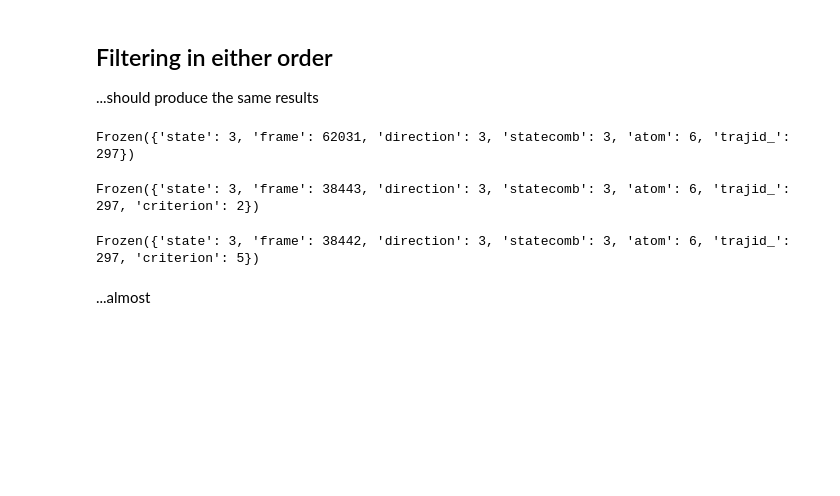
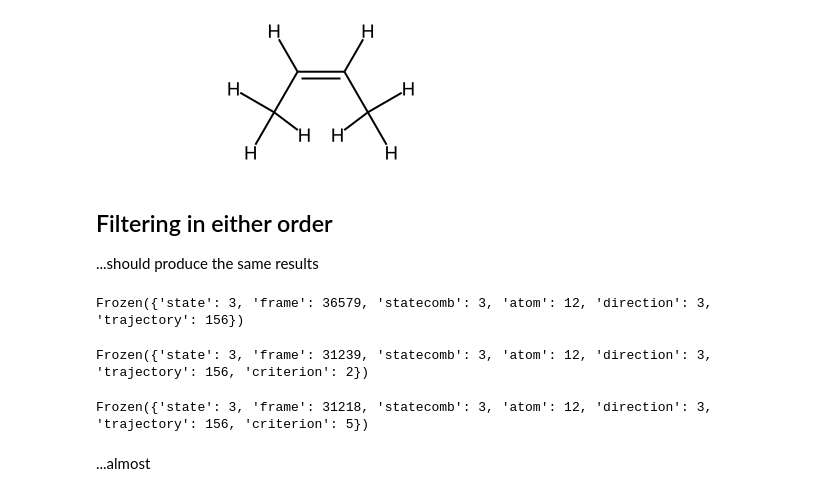
Before and after one commit to SHNITSEL/shnitsel-tools, a Jupyter notebook: tutorials/2_3_clean_and_plot.ipynb, the cells around one changed output. Saved outputs shown, nothing was run; the diff lists cells and outputs as text; code cells hidden in the pictures; blank space fills up the shorter version.

Commit message:
Start updating clean_and_plot tutorial

```diff
--- a/tutorials/2_3_clean_and_plot.ipynb
+++ b/tutorials/2_3_clean_and_plot.ipynb
@@ -64,0 +4,4 @@ new_frames.dataset.st.construct_default_mol()
+# %%
+frames = st.io.read('test_data/shnitsel/fixtures/butene_dynamic/data.nc', input_state_names=['S0', 'S1', 'S2'], parallel=False).set_charge(0)
+frames.positions.attrs.update({"units": "angstrom", "unitdim": "length"})
+frames
@@ -65,20 +26,24 @@ new_frames.dataset.st.construct_default_mol()
+# %%
+frames.st.default_mol()
+# %% [output]
+[figure, added]
 # %% [markdown]
 ## Filtering in either order
 ...should produce the same results
 # %%
 frames.sizes
 # %% [output]
-Frozen({'state': 3, 'frame': 62031, 'direction': 3, 'statecomb': 3, 'atom': 6, 'trajid_': 297})
+Frozen({'state': 3, 'frame': 36579, 'statecomb': 3, 'atom': 12, 'direction': 3, 'trajectory': 156})
 # %%
-filtered1 = frames.st.sanity_check().st.filter_by_length()
+filtered1 = frames.st.filter_by_energy().st.filter_by_length()
 filtered1.sizes
 # %% [output]
-Frozen({'state': 3, 'frame': 38443, 'direction': 3, 'statecomb': 3, 'atom': 6, 'trajid_': 297, 'criterion': 2})
+Frozen({'state': 3, 'frame': 31239, 'statecomb': 3, 'atom': 12, 'direction': 3, 'trajectory': 156, 'criterion': 2})
 # %%
-filtered2 = frames.st.filter_by_length().st.sanity_check()
+filtered2 = frames.st.filter_by_length().st.filter_by_energy()
 filtered2.sizes
 # %% [output]
-Frozen({'state': 3, 'frame': 38442, 'direction': 3, 'statecomb': 3, 'atom': 6, 'trajid_': 297, 'criterion': 5})
+Frozen({'state': 3, 'frame': 31218, 'statecomb': 3, 'atom': 12, 'direction': 3, 'trajectory': 156, 'criterion': 5})
 # %% [markdown]
 ...almost
 # %% [markdown]
```
Also changed, not shown: parts of 9 cells of this notebook.
